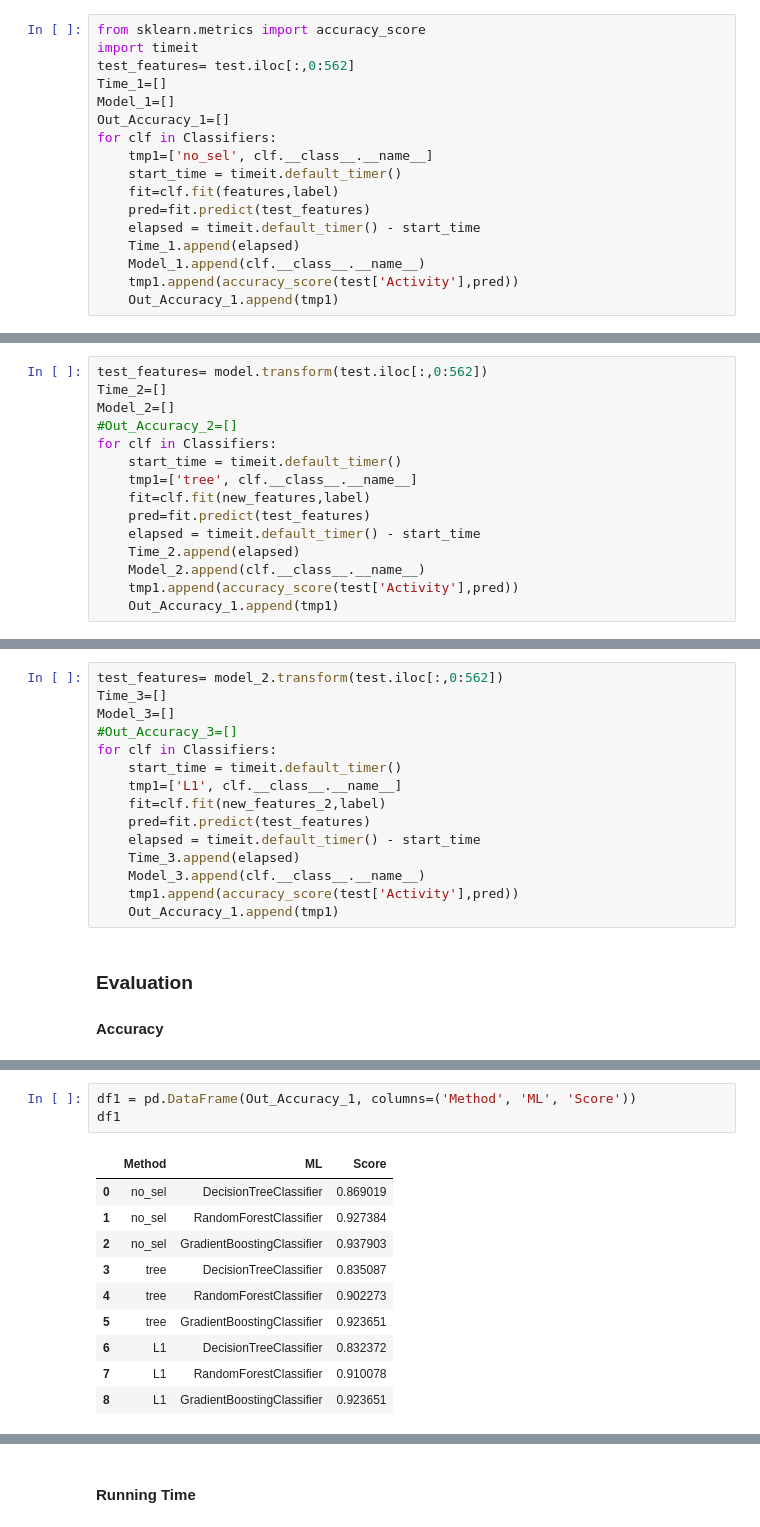
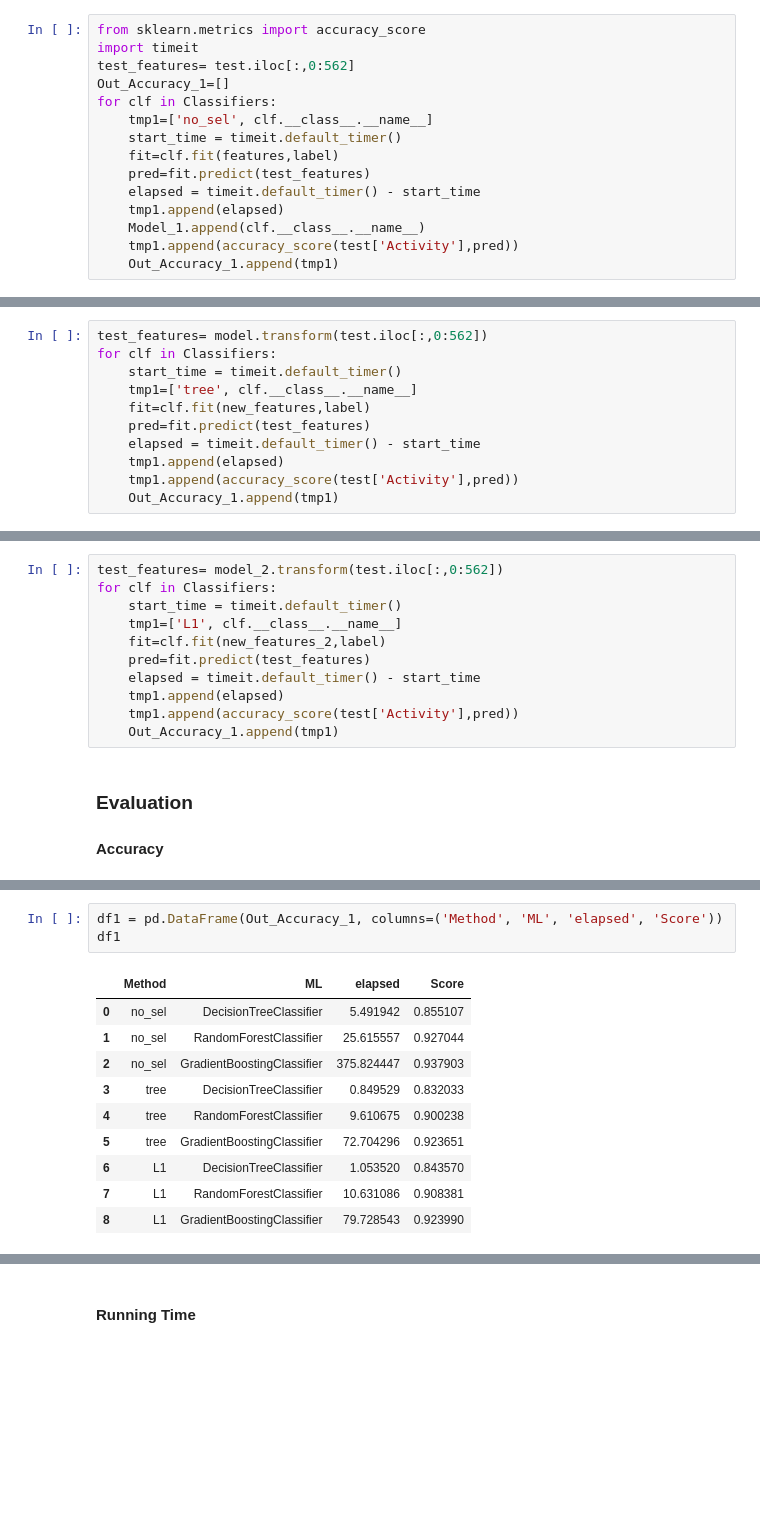
Before and after one commit to renjithmadhavan/projects, a Jupyter notebook: in_progress/human_activity/src/2016-12-28-human-activity-recognition-with-smartphones.ipynb, the cells around one changed output, grey strips where cells are left out. Drawn from its saved outputs; the diff is of its cells as text; blank space fills up the shorter version.

```diff
--- a/in_progress/human_activity/src/2016-12-28-human-activity-recognition-with-smartphones.ipynb
+++ b/in_progress/human_activity/src/2016-12-28-human-activity-recognition-with-smartphones.ipynb
@@ -90,8 +90,6 @@ Classifiers = [DecisionTreeClassifier(),RandomForestClassifier(n_estimators=200)
 from sklearn.metrics import accuracy_score
 import timeit
 test_features= test.iloc[:,0:562]
-Time_1=[]
-Model_1=[]
 Out_Accuracy_1=[]
 for clf in Classifiers:
     tmp1=['no_sel', clf.__class__.__name__]
@@ -99,7 +97,7 @@ for clf in Classifiers:
     fit=clf.fit(features,label)
     pred=fit.predict(test_features)
     elapsed = timeit.default_timer() - start_time
-    Time_1.append(elapsed)
+    tmp1.append(elapsed)
     Model_1.append(clf.__class__.__name__)
     tmp1.append(accuracy_score(test['Activity'],pred))
     Out_Accuracy_1.append(tmp1)
@@ -119,34 +105,26 @@ Out_Accuracy_1
 #### Modeling using Tree Based Feature selection
 # %%
 test_features= model.transform(test.iloc[:,0:562])
-Time_2=[]
-Model_2=[]
-#Out_Accuracy_2=[]
 for clf in Classifiers:
     start_time = timeit.default_timer()
     tmp1=['tree', clf.__class__.__name__]
     fit=clf.fit(new_features,label)
     pred=fit.predict(test_features)
     elapsed = timeit.default_timer() - start_time
-    Time_2.append(elapsed)
-    Model_2.append(clf.__class__.__name__)
+    tmp1.append(elapsed)
     tmp1.append(accuracy_score(test['Activity'],pred))
     Out_Accuracy_1.append(tmp1)
 # %% [markdown]
 #### Modeling using L1-Based Featrue Selection
 # %%
 test_features= model_2.transform(test.iloc[:,0:562])
-Time_3=[]
-Model_3=[]
-#Out_Accuracy_3=[]
 for clf in Classifiers:
     start_time = timeit.default_timer()
     tmp1=['L1', clf.__class__.__name__]
     fit=clf.fit(new_features_2,label)
     pred=fit.predict(test_features)
     elapsed = timeit.default_timer() - start_time
-    Time_3.append(elapsed)
-    Model_3.append(clf.__class__.__name__)
+    tmp1.append(elapsed)
     tmp1.append(accuracy_score(test['Activity'],pred))
     Out_Accuracy_1.append(tmp1)
 # %% [markdown]
@@ -210,15 +137,15 @@ with sns.axes_style('white'):
 # %%
-df1 = pd.DataFrame(Out_Accuracy_1, columns=('Method', 'ML', 'Score'))
+df1 = pd.DataFrame(Out_Accuracy_1, columns=('Method', 'ML', 'elapsed', 'Score'))
 df1
 # %% [output]
-|  | Method | ML | Score |
-| 0 | no_sel | DecisionTreeClassifier | 0.869019 |
-| 1 | no_sel | RandomForestClassifier | 0.927384 |
-| 2 | no_sel | GradientBoostingClassifier | 0.937903 |
-| 3 | tree | DecisionTreeClassifier | 0.835087 |
-| 4 | tree | RandomForestClassifier | 0.902273 |
-| 5 | tree | GradientBoostingClassifier | 0.923651 |
-| 6 | L1 | DecisionTreeClassifier | 0.832372 |
-| 7 | L1 | RandomForestClassifier | 0.910078 |
-| 8 | L1 | GradientBoostingClassifier | 0.923651 |
+|  | Method | ML | elapsed | Score |
+| 0 | no_sel | DecisionTreeClassifier | 5.491942 | 0.855107 |
+| 1 | no_sel | RandomForestClassifier | 25.615557 | 0.927044 |
+| 2 | no_sel | GradientBoostingClassifier | 375.824447 | 0.937903 |
+| 3 | tree | DecisionTreeClassifier | 0.849529 | 0.832033 |
+| 4 | tree | RandomForestClassifier | 9.610675 | 0.900238 |
+| 5 | tree | GradientBoostingClassifier | 72.704296 | 0.923651 |
+| 6 | L1 | DecisionTreeClassifier | 1.053520 | 0.843570 |
+| 7 | L1 | RandomForestClassifier | 10.631086 | 0.908381 |
+| 8 | L1 | GradientBoostingClassifier | 79.728543 | 0.923990 |
 # %%
```
Also changed, not shown: parts of 9 cells of this notebook.
